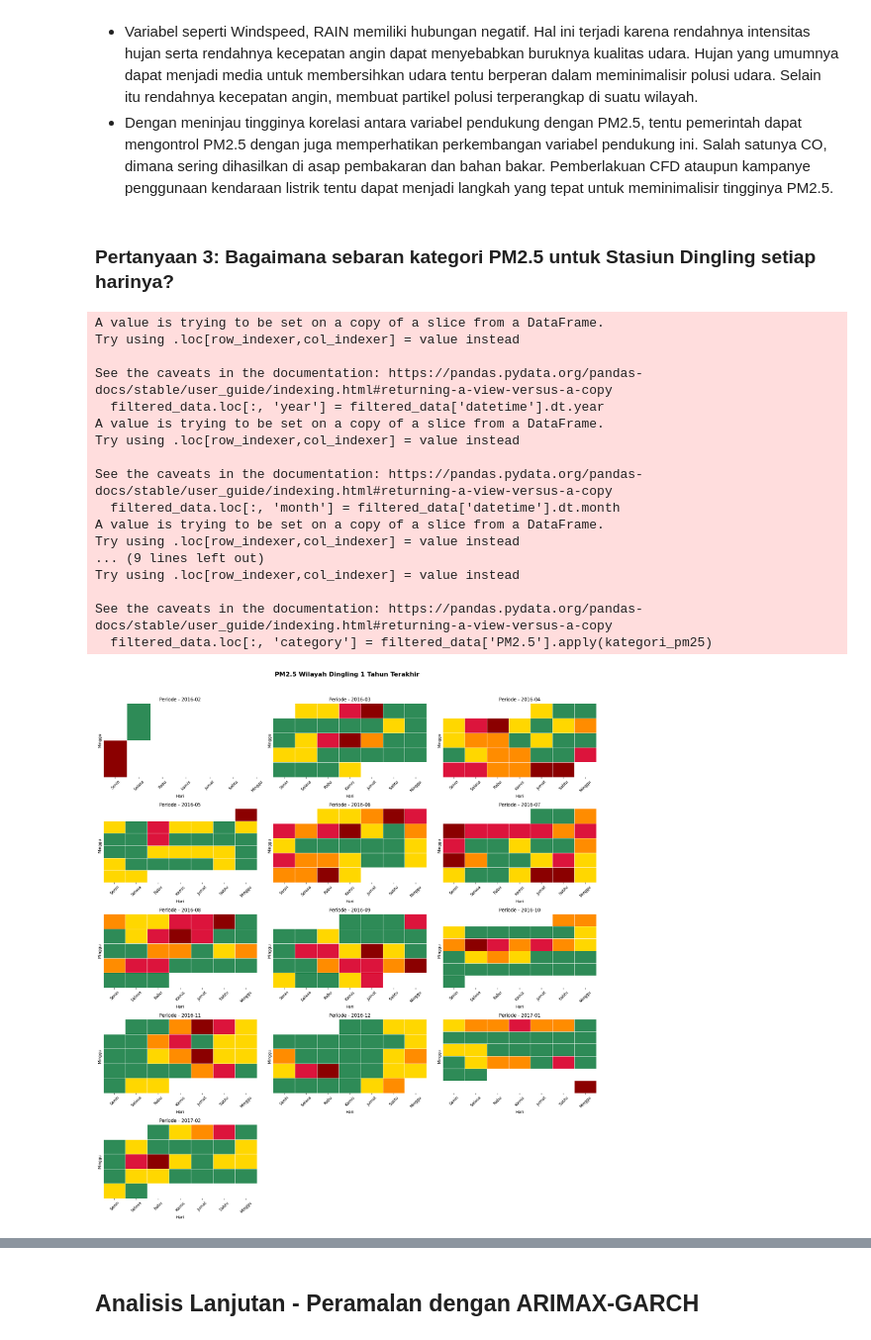
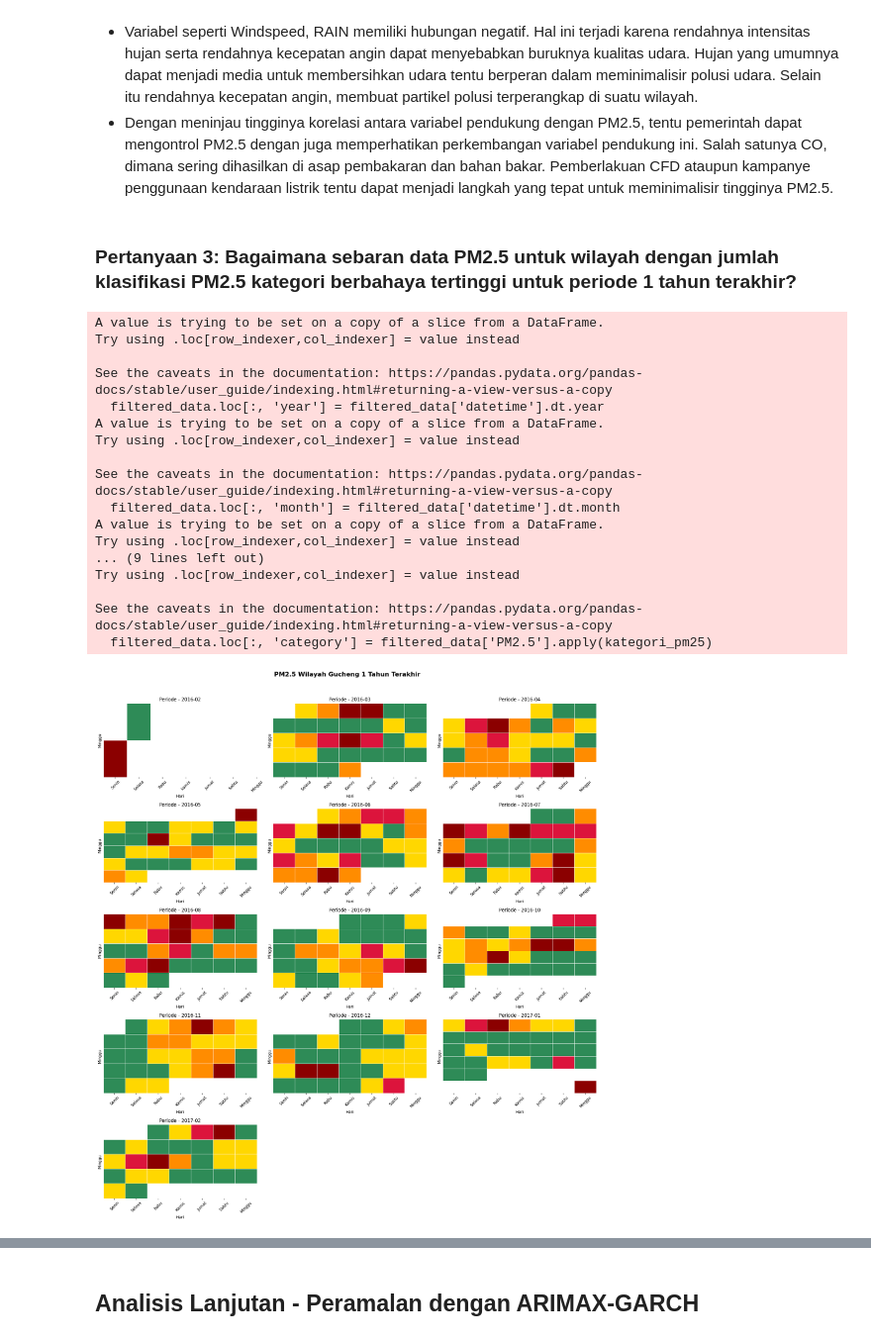
Before and after one commit to anugerahsurya/ProjekDashboard-LaskarAI, a Jupyter notebook: Proyek_Analisis_Data.ipynb, the cells around one changed output, grey strips where cells are left out. Shown at 99% size. Cells and saved outputs as stored; diff of their text form; code cells hidden in the pictures.

Commit message:
Perubahan pertanyaan bisnis, penyesuaian dashboard

```diff
--- a/Proyek_Analisis_Data.ipynb
+++ b/Proyek_Analisis_Data.ipynb
@@ -504,8 +505,8 @@ plt.show()
 - Nilai tersebut sesuai karena variabel tersebut yang menjadi indikator pendeteksian kualitas udara, dimana tingginya nilai variabel terkait mengindikasikan buruknya kualitas udara. Hal ini menunjukkan bahwa variabel pendukung dapat menjelaskan variasi dari data PM2.5.
 - Variabel seperti Windspeed, RAIN memiliki hubungan negatif. Hal ini terjadi karena rendahnya intensitas hujan serta rendahnya kecepatan angin dapat menyebabkan buruknya kualitas udara. Hujan yang umumnya dapat menjadi media untuk membersihkan udara tentu berperan dalam meminimalisir polusi udara. Selain itu rendahnya kecepatan angin, membuat partikel polusi terperangkap di suatu wilayah.
 - Dengan meninjau tingginya korelasi antara variabel pendukung dengan PM2.5, tentu pemerintah dapat mengontrol PM2.5 dengan juga memperhatikan perkembangan variabel pendukung ini. Salah satunya CO, dimana sering dihasilkan di asap pembakaran dan bahan bakar. Pemberlakuan CFD ataupun kampanye penggunaan kendaraan listrik tentu dapat menjadi langkah yang tepat untuk meminimalisir tingginya PM2.5.
-# %% [markdown]
-### Pertanyaan 3: Bagaimana sebaran kategori PM2.5 untuk Stasiun Dingling setiap harinya?
+# %% [markdown]
+### Pertanyaan 3: Bagaimana sebaran data PM2.5 untuk wilayah dengan jumlah klasifikasi PM2.5 kategori berbahaya tertinggi untuk periode 1 tahun terakhir?
 # %%
 # Contoh fungsi kategori PM2.5
 def kategori_pm25(value):
@@ -530,10 +531,10 @@ kategori_warna = {
 }
 
 
-# Filter data untuk station 'Dingling' dan 1 tahun terakhir
+# Filter data untuk station 'Gucheng' dan 1 tahun terakhir
 end_date = datasetBaru['datetime'].max()
 start_date = end_date - pd.DateOffset(years=1)
-filtered_data = datasetBaru[(datasetBaru['station'] == 'Dingling') &
+filtered_data = datasetBaru[(datasetBaru['station'] == 'Gucheng') &
                             (datasetBaru['datetime'] >= start_date)]
 
 # Buat kolom tambahan untuk tahun, bulan, hari, dan minggu
@@ -553,7 +554,7 @@ fig, axes = plt.subplots((n_months // 3) + (n_months % 3 > 0), 3, figsize=(18, (
 axes = axes.flatten()
 
 # Tambahkan judul utama
-fig.suptitle("PM2.5 Wilayah Dingling 1 Tahun Terakhir", fontsize=16, fontweight='bold')
+fig.suptitle("PM2.5 Wilayah Gucheng 1 Tahun Terakhir", fontsize=16, fontweight='bold')
 
 # Loop untuk membuat heatmap per bulan
 for i, (year, month) in enumerate(unique_months.itertuples(index=False)):
@@ -570,34 +571,34 @@ for i, (year, month) in enumerate(unique_months.itertuples(index=False)):
     axes[i].set_xlabel("Hari")
     axes[i].set_ylabel("Minggu")
     axes[i].set_xticks(np.arange(len(hari_labels)) + 0.5)
     axes[i].set_xticklabels(hari_labels, rotation=45)
     axes[i].tick_params(left=False, labelleft=False)  # Menghilangkan angka di sumbu y
 
 # Hapus subplot kosong jika jumlah bulan tidak kelipatan 3
 for j in range(i + 1, len(axes)):
     fig.delaxes(axes[j])
 
 plt.tight_layout(rect=[0, 0, 1, 0.96])  # Memberi ruang untuk judul utama
 plt.show()
 # %% [output]
 A value is trying to be set on a copy of a slice from a DataFrame.
 Try using .loc[row_indexer,col_indexer] = value instead
 
 See the caveats in the documentation: https://pandas.pydata.org/pandas-docs/stable/user_guide/indexing.html#returning-a-view-versus-a-copy
   filtered_data.loc[:, 'year'] = filtered_data['datetime'].dt.year
 A value is trying to be set on a copy of a slice from a DataFrame.
 Try using .loc[row_indexer,col_indexer] = value instead
 
 See the caveats in the documentation: https://pandas.pydata.org/pandas-docs/stable/user_guide/indexing.html#returning-a-view-versus-a-copy
   filtered_data.loc[:, 'month'] = filtered_data['datetime'].dt.month
 A value is trying to be set on a copy of a slice from a DataFrame.
 Try using .loc[row_indexer,col_indexer] = value instead
 ... (9 lines left out)
 Try using .loc[row_indexer,col_indexer] = value instead
 
 See the caveats in the documentation: https://pandas.pydata.org/pandas-docs/stable/user_guide/indexing.html#returning-a-view-versus-a-copy
   filtered_data.loc[:, 'category'] = filtered_data['PM2.5'].apply(kategori_pm25)
-[figure, old version]
+[figure, new version]
 # %% [markdown]
 **Insight :**<br>
 - Visualisasi yang diberikan dapat mempertegas tren harian yang sebelumnya dijawab pada pertanyaan 1. Terlihat bahwa kondisi udara yang tidak bagus berada pada periode awal tahun. Selain itu nilai air quality pada pertengahan tahun cenderung lebih baik yang ditunjukkan pada klasifikasi PM2.5 yang berada di kategori baik.
```
Also changed, not shown: parts of 14 cells of this notebook, 1 other file.
